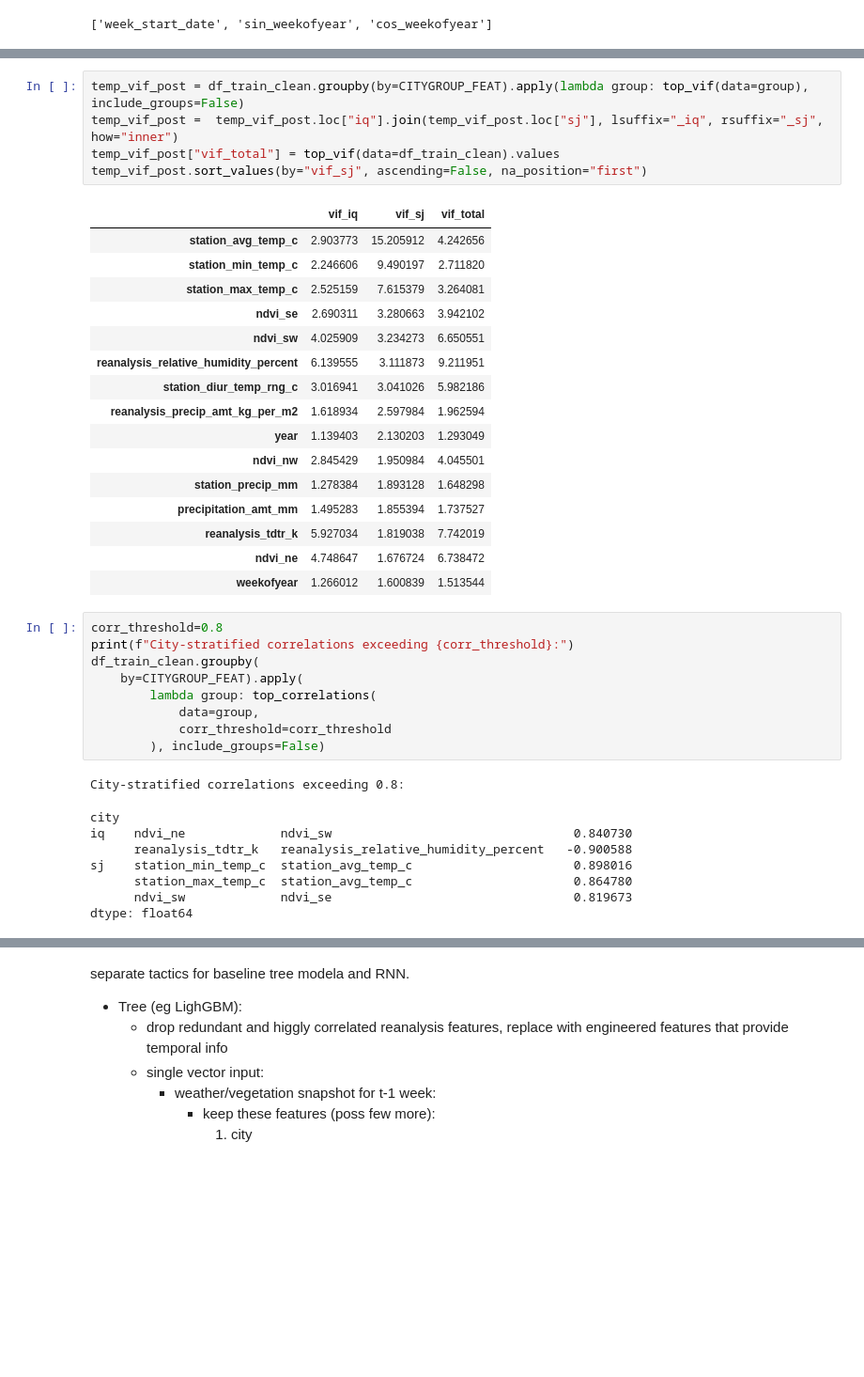
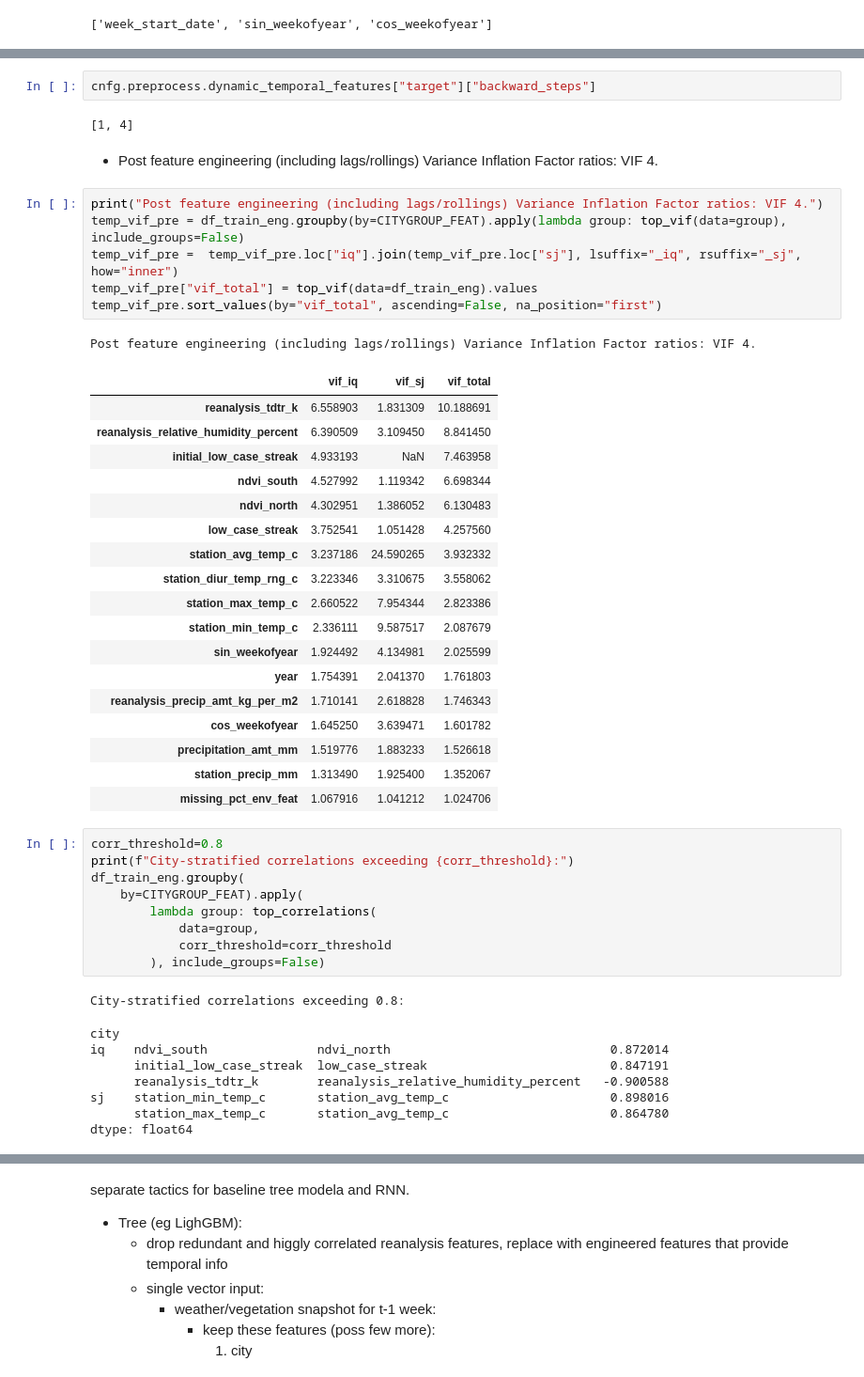
Before and after one commit to ButrosV/dengue-transfer-learn, a Jupyter notebook: notebooks/03_feature_eng_dengue.ipynb, the cells around one changed output, grey strips where cells are left out. Shown at 94% size. Saved outputs shown, nothing was run; the diff lists cells and outputs as text; blank space fills up the shorter version.

Commit message:
reorganized notebooks to include iterative VIF and potential walk-forward CV  for later feature selection/evaluation

```diff
--- a/notebooks/03_feature_eng_dengue.ipynb
+++ b/notebooks/03_feature_eng_dengue.ipynb
@@ -611,29 +672,39 @@ df_train_clean = remove_features(X=df_train_clean)
+# %%
+cnfg.preprocess.dynamic_temporal_features["target"]["backward_steps"]
+# %% [output]
+[1, 4]
+# %% [markdown]
+- Post feature engineering (including lags/rollings) Variance Inflation Factor ratios: VIF 4.
 # %%
-temp_vif_post = df_train_clean.groupby(by=CITYGROUP_FEAT).apply(lambda group: top_vif(data=group), include_groups=False)
-temp_vif_post =  temp_vif_post.loc["iq"].join(temp_vif_post.loc["sj"], lsuffix="_iq", rsuffix="_sj", how="inner")
-temp_vif_post["vif_total"] = top_vif(data=df_train_clean).values
-temp_vif_post.sort_values(by="vif_sj", ascending=False, na_position="first")
+print("Post feature engineering (including lags/rollings) Variance Inflation Factor ratios: VIF 4.")
+temp_vif_pre = df_train_eng.groupby(by=CITYGROUP_FEAT).apply(lambda group: top_vif(data=group), include_groups=False)
+temp_vif_pre =  temp_vif_pre.loc["iq"].join(temp_vif_pre.loc["sj"], lsuffix="_iq", rsuffix="_sj", how="inner")
+temp_vif_pre["vif_total"] = top_vif(data=df_train_eng).values
+temp_vif_pre.sort_values(by="vif_total", ascending=False, na_position="first")
 # %% [output]
+Post feature engineering (including lags/rollings) Variance Inflation Factor ratios: VIF 4.
 |  | vif_iq | vif_sj | vif_total |
-| station_avg_temp_c | 2.903773 | 15.205912 | 4.242656 |
-| station_min_temp_c | 2.246606 | 9.490197 | 2.711820 |
-| station_max_temp_c | 2.525159 | 7.615379 | 3.264081 |
-| ndvi_se | 2.690311 | 3.280663 | 3.942102 |
-| ndvi_sw | 4.025909 | 3.234273 | 6.650551 |
-| reanalysis_relative_humidity_percent | 6.139555 | 3.111873 | 9.211951 |
-| station_diur_temp_rng_c | 3.016941 | 3.041026 | 5.982186 |
-| reanalysis_precip_amt_kg_per_m2 | 1.618934 | 2.597984 | 1.962594 |
-| year | 1.139403 | 2.130203 | 1.293049 |
-| ndvi_nw | 2.845429 | 1.950984 | 4.045501 |
-| station_precip_mm | 1.278384 | 1.893128 | 1.648298 |
-| precipitation_amt_mm | 1.495283 | 1.855394 | 1.737527 |
-| reanalysis_tdtr_k | 5.927034 | 1.819038 | 7.742019 |
-| ndvi_ne | 4.748647 | 1.676724 | 6.738472 |
-| weekofyear | 1.266012 | 1.600839 | 1.513544 |
+| reanalysis_tdtr_k | 6.558903 | 1.831309 | 10.188691 |
+| reanalysis_relative_humidity_percent | 6.390509 | 3.109450 | 8.841450 |
+| initial_low_case_streak | 4.933193 | NaN | 7.463958 |
+| ndvi_south | 4.527992 | 1.119342 | 6.698344 |
+| ndvi_north | 4.302951 | 1.386052 | 6.130483 |
+| low_case_streak | 3.752541 | 1.051428 | 4.257560 |
+| station_avg_temp_c | 3.237186 | 24.590265 | 3.932332 |
+| station_diur_temp_rng_c | 3.223346 | 3.310675 | 3.558062 |
+| station_max_temp_c | 2.660522 | 7.954344 | 2.823386 |
+| station_min_temp_c | 2.336111 | 9.587517 | 2.087679 |
+| sin_weekofyear | 1.924492 | 4.134981 | 2.025599 |
+| year | 1.754391 | 2.041370 | 1.761803 |
+| reanalysis_precip_amt_kg_per_m2 | 1.710141 | 2.618828 | 1.746343 |
+| cos_weekofyear | 1.645250 | 3.639471 | 1.601782 |
+| precipitation_amt_mm | 1.519776 | 1.883233 | 1.526618 |
+| station_precip_mm | 1.313490 | 1.925400 | 1.352067 |
+| missing_pct_env_feat | 1.067916 | 1.041212 | 1.024706 |
 # %%
 corr_threshold=0.8
 print(f"City-stratified correlations exceeding {corr_threshold}:")
-df_train_clean.groupby(
+df_train_eng.groupby(
     by=CITYGROUP_FEAT).apply(
         lambda group: top_correlations(
             data=group,
@@ -642,9 +713,9 @@ df_train_clean.groupby(
 # %% [output]
 City-stratified correlations exceeding 0.8:
 city
-iq    ndvi_ne             ndvi_sw                                 0.840730
-      reanalysis_tdtr_k   reanalysis_relative_humidity_percent   -0.900588
-sj    station_min_temp_c  station_avg_temp_c                      0.898016
-      station_max_temp_c  station_avg_temp_c                      0.864780
-      ndvi_sw             ndvi_se                                 0.819673
+iq    ndvi_south               ndvi_north                              0.872014
+      initial_low_case_streak  low_case_streak                         0.847191
+      reanalysis_tdtr_k        reanalysis_relative_humidity_percent   -0.900588
+sj    station_min_temp_c       station_avg_temp_c                      0.898016
+      station_max_temp_c       station_avg_temp_c                      0.864780
 dtype: float64
```
Also changed, not shown: parts of 39 cells of this notebook, 4 other files.
